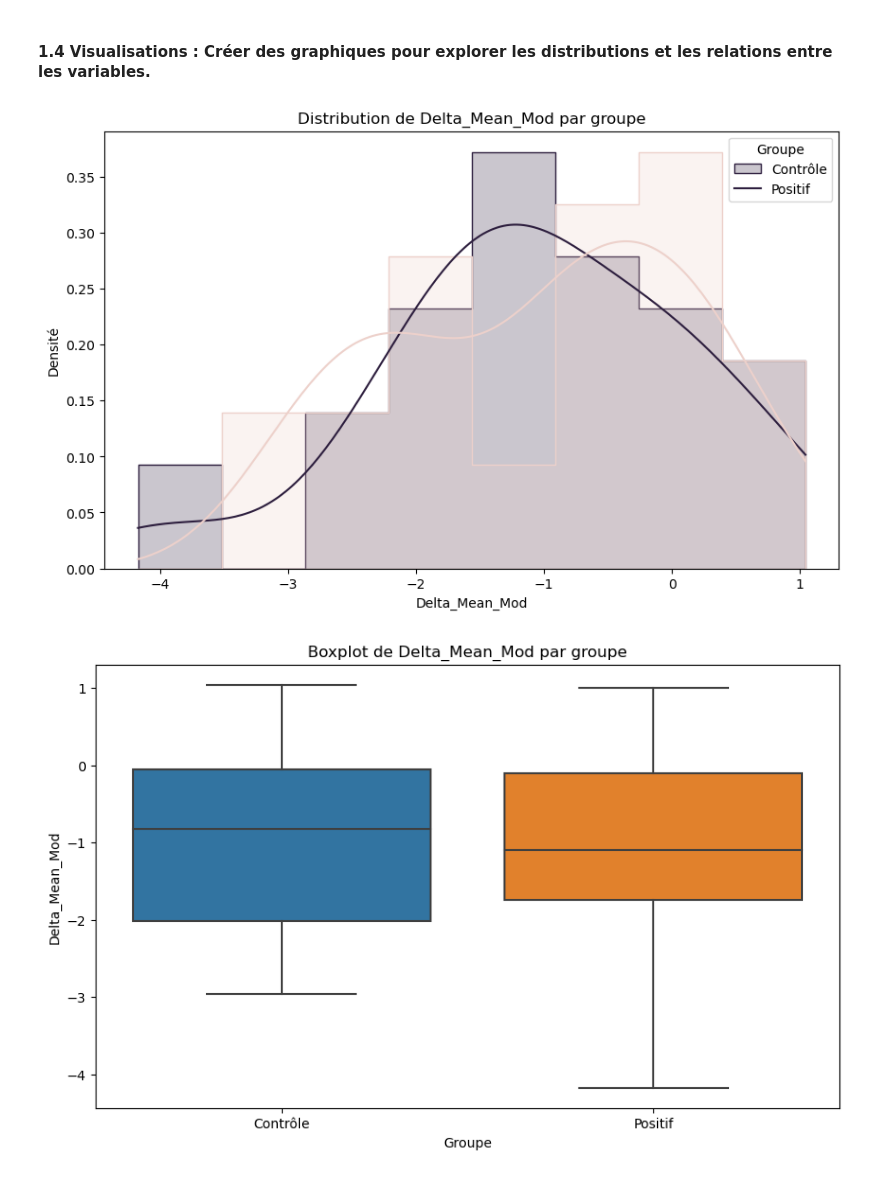
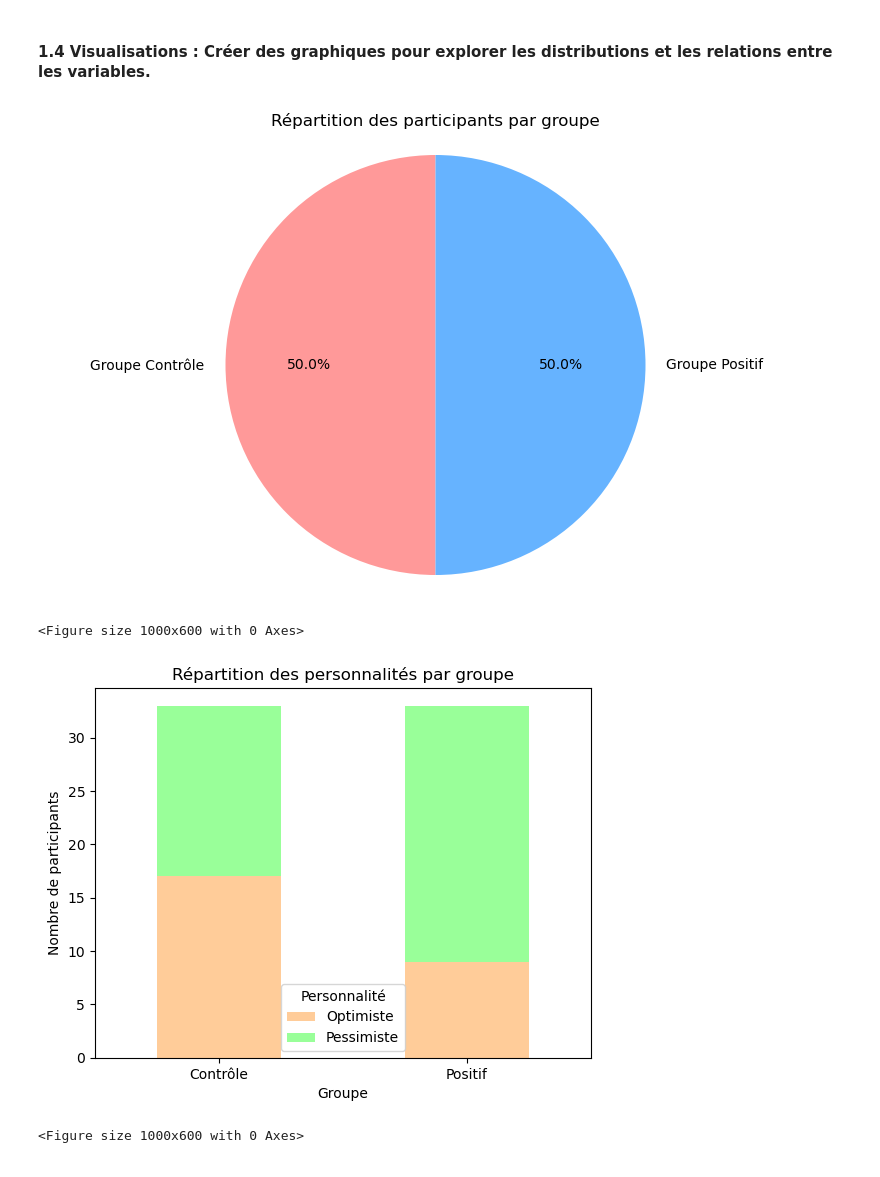
Before and after one commit to nassimdammak-dah/statistiques-, a Jupyter notebook: Nassim_dammak_rééchantillonnage.ipynb, the cells around one changed output. Saved outputs shown, nothing was run; the diff lists cells and outputs as text; code cells hidden in the pictures.

```diff
--- a/Nassim_dammak_rééchantillonnage.ipynb
+++ b/Nassim_dammak_rééchantillonnage.ipynb
@@ -135,43 +135,57 @@ print(statistiques_df)
 # %% [markdown]
 #### 1.4	Visualisations : Créer des graphiques pour explorer les distributions et les relations entre les variables.
 # %%
-import seaborn as sns
 import matplotlib.pyplot as plt
 
-# Histogrammes
+
+# Compter le nombre de personnes dans chaque groupe
+counts = df['@1N_2P'].value_counts()
+
 plt.figure(figsize=(10, 6))
-sns.histplot(data=df, x='Delta_Mean_Mod', hue='@1N_2P', kde=True, element='step', stat='density', common_norm=False)
-plt.title('Distribution de Delta_Mean_Mod par groupe')
-plt.xlabel('Delta_Mean_Mod')
-plt.ylabel('Densité')
-plt.legend(title='Groupe', labels=['Contrôle', 'Positif'])
+plt.pie(counts,
+        labels=['Groupe Contrôle', 'Groupe Positif'],
+        colors=['#ff9999','#66b3ff'],
+        autopct='%1.1f%%',
+        startangle=90)
+plt.title('Répartition des participants par groupe')
+plt.axis('equal')  # Pour un cercle parfait
+plt.show()
+# Compter les personnalités dans chaque groupe
+personality_counts = df.groupby(['@1N_2P', 'Personnalité']).size().unstack()
+
+plt.figure(figsize=(10, 6))
+personality_counts.plot(kind='bar', stacked=True, color=['#ffcc99','#99ff99'])
+plt.title('Répartition des personnalités par groupe')
+plt.xlabel('Groupe')
+plt.ylabel('Nombre de participants')
+plt.xticks([0, 1], ['Contrôle', 'Positif'], rotation=0)
+plt.legend(title='Personnalité')
 plt.show()
 
-# Boxplots
+# 4. Version ultra-simple pour la douleur (graphique à barres)
 plt.figure(figsize=(10, 6))
-sns.boxplot(data=df, x='@1N_2P', y='Delta_Mean_Mod')
-plt.title('Boxplot de Delta_Mean_Mod par groupe')
-plt.xlabel('Groupe')
-plt.ylabel('Delta_Mean_Mod')
-plt.xticks([0, 1], ['Contrôle', 'Positif'])
+resultats = df.groupby('@1N_2P')[['mean_mod_Av', 'mean_mod_Après']].mean()
+resultats.plot(kind='bar', color=['#FF9999', '#99FF99'])
+plt.title('Comparaison directe de la douleur avant/après traitement')
+plt.xlabel('Groupe (0=Contrôle, 1=Positif)')
+plt.ylabel('Douleur moyenne')
+plt.xticks(rotation=0)
+plt.legend(['Avant traitement', 'Après traitement'])
+plt.tight_layout()
 plt.show()
 
-# Nuages de points avec ligne de régression
-plt.figure(figsize=(10, 6))
-sns.scatterplot(data=df, x='LOT_Score', y='Delta_Mean_Mod', hue='@1N_2P')
-sns.regplot(data=df, x='LOT_Score', y='Delta_Mean_Mod', scatter=False, color='blue')
-plt.title('Relation entre LOT_Score et Delta_Mean_Mod')
-plt.xlabel('LOT_Score')
-plt.ylabel('Delta_Mean_Mod')
-plt.legend(title='Groupe', labels=['Contrôle', 'Positif'])
+# 5. Carte thermique des effets secondaires par groupe
+effets_par_groupe = df.groupby('@1N_2P')[[col for col in df.columns if col.startswith('gase')]].sum().T
+effets_par_groupe.columns = ['Contrôle', 'Positif']
+
+plt.figure(figsize=(12, 8))
+sns.heatmap(effets_par_groupe, annot=True, fmt='d', cmap='YlOrRd', linewidths=0.5)
+plt.title('Occurrence des effets secondaires par groupe')
+plt.xlabel('Groupe')
+plt.ylabel('Effet secondaire')
 plt.show()
-
-# Matrice de corrélation
-plt.figure(figsize=(10, 6))
-corr_matrix = df[['LOT_Score', 'Delta_Mean_Mod', 'Score_stai']].corr()
-sns.heatmap(corr_matrix, annot=True, cmap='coolwarm', vmin=-1, vmax=1)
-plt.title('Matrice de corrélation')
-plt.show()
 # %% [output]
-[figure, old version]
+[figure, new version]
+<Figure size 1000x600 with 0 Axes>
-[figure, old version]
+[figure, new version]
+<Figure size 1000x600 with 0 Axes>
```
Also changed, not shown: parts of 1 cell of this notebook.
